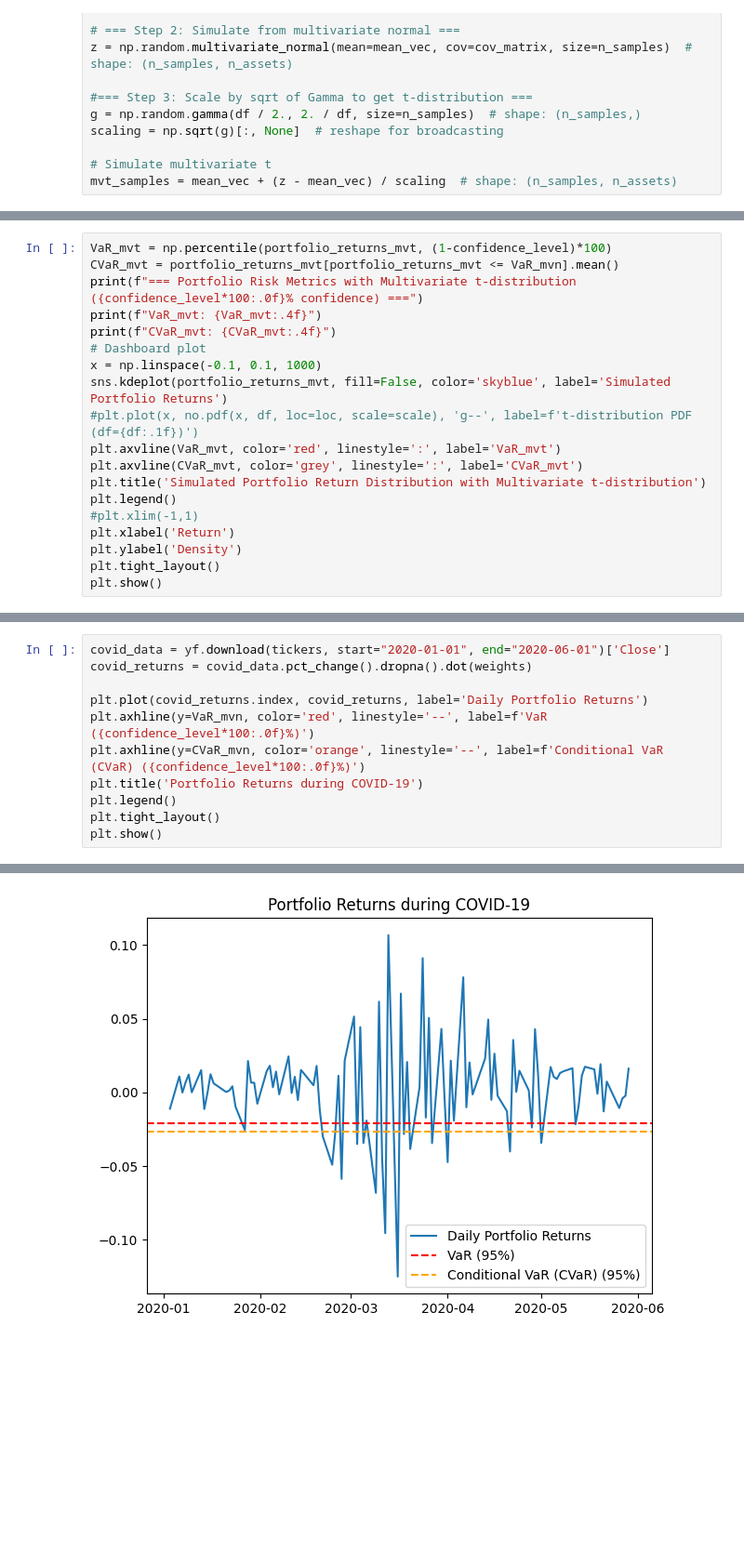
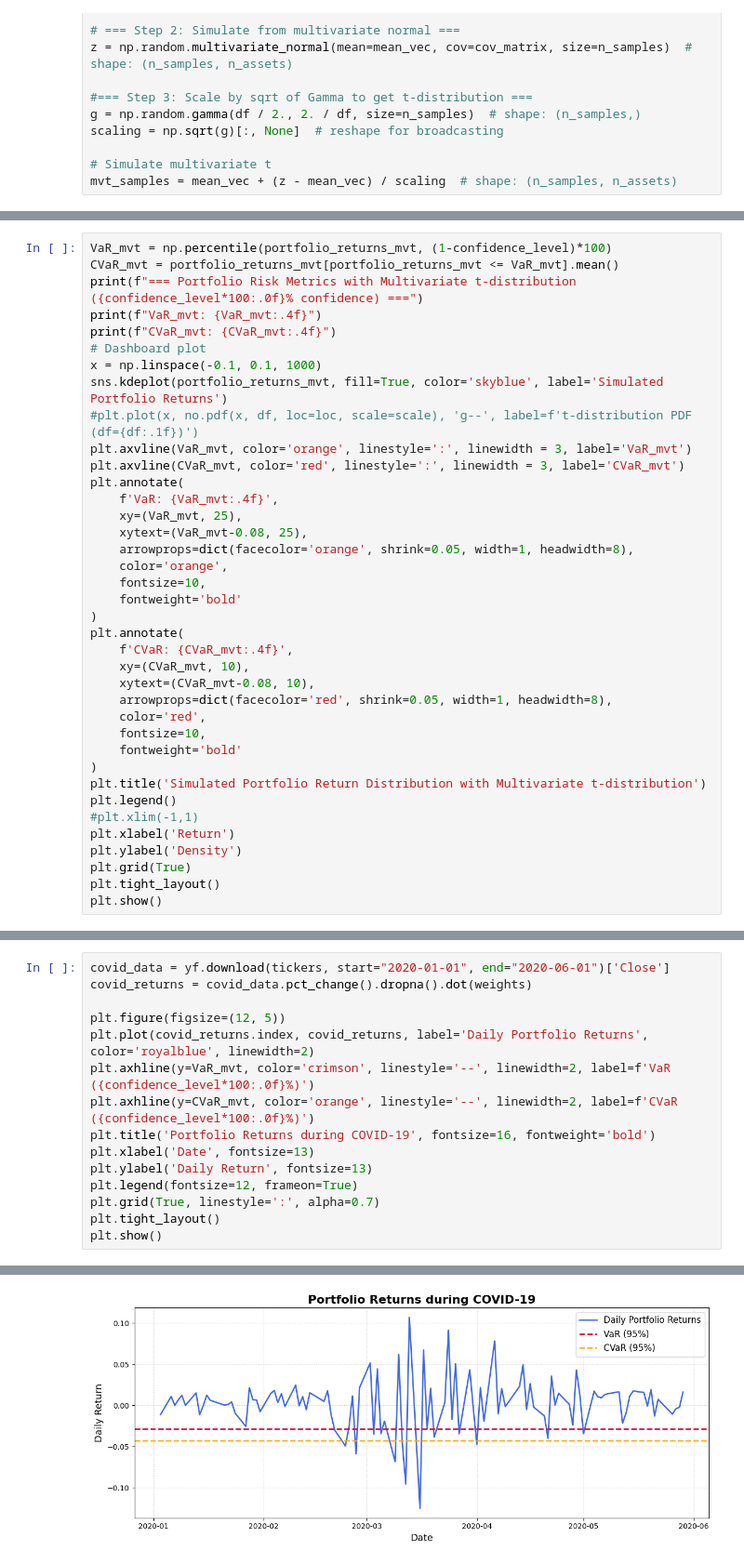
Before and after one commit to manipuppeteer/Finance-Projects, a Jupyter notebook: VaR & CVaR modelling/VaR_daily.ipynb, the cells around one changed output, grey strips where cells are left out. Shown at 93% size. Drawn from its saved outputs; the diff is of its cells as text; blank space fills up the shorter version.

```diff
--- a/VaR & CVaR modelling/VaR_daily.ipynb
+++ b/VaR & CVaR modelling/VaR_daily.ipynb
@@ -353,20 +355,39 @@ plt.show()
 # %%
 VaR_mvt = np.percentile(portfolio_returns_mvt, (1-confidence_level)*100)
-CVaR_mvt = portfolio_returns_mvt[portfolio_returns_mvt <= VaR_mvn].mean()
+CVaR_mvt = portfolio_returns_mvt[portfolio_returns_mvt <= VaR_mvt].mean()
 print(f"=== Portfolio Risk Metrics with Multivariate t-distribution ({confidence_level*100:.0f}% confidence) ===")
 print(f"VaR_mvt: {VaR_mvt:.4f}")
 print(f"CVaR_mvt: {CVaR_mvt:.4f}")
 # Dashboard plot
 x = np.linspace(-0.1, 0.1, 1000)
-sns.kdeplot(portfolio_returns_mvt, fill=False, color='skyblue', label='Simulated Portfolio Returns')
+sns.kdeplot(portfolio_returns_mvt, fill=True, color='skyblue', label='Simulated Portfolio Returns')
 #plt.plot(x, no.pdf(x, df, loc=loc, scale=scale), 'g--', label=f't-distribution PDF (df={df:.1f})')
-plt.axvline(VaR_mvt, color='red', linestyle=':', label='VaR_mvt')
-plt.axvline(CVaR_mvt, color='grey', linestyle=':', label='CVaR_mvt')
+plt.axvline(VaR_mvt, color='orange', linestyle=':', linewidth = 3, label='VaR_mvt')
+plt.axvline(CVaR_mvt, color='red', linestyle=':', linewidth = 3, label='CVaR_mvt')
+plt.annotate(
+    f'VaR: {VaR_mvt:.4f}',
+    xy=(VaR_mvt, 25),
+    xytext=(VaR_mvt-0.08, 25),
+    arrowprops=dict(facecolor='orange', shrink=0.05, width=1, headwidth=8),
+    color='orange',
+    fontsize=10,
+    fontweight='bold'
+)
+plt.annotate(
+    f'CVaR: {CVaR_mvt:.4f}',
+    xy=(CVaR_mvt, 10),
+    xytext=(CVaR_mvt-0.08, 10),
+    arrowprops=dict(facecolor='red', shrink=0.05, width=1, headwidth=8),
+    color='red',
+    fontsize=10,
+    fontweight='bold'
+)
 plt.title('Simulated Portfolio Return Distribution with Multivariate t-distribution')
 plt.legend()
 #plt.xlim(-1,1)
 plt.xlabel('Return')
 plt.ylabel('Density')
+plt.grid(True)
 plt.tight_layout()
 plt.show()
 # %% [output]
@@ -378,11 +401,15 @@ CVaR_mvt: -0.0362
 covid_data = yf.download(tickers, start="2020-01-01", end="2020-06-01")['Close']
 covid_returns = covid_data.pct_change().dropna().dot(weights)
 
-plt.plot(covid_returns.index, covid_returns, label='Daily Portfolio Returns')
-plt.axhline(y=VaR_mvn, color='red', linestyle='--', label=f'VaR ({confidence_level*100:.0f}%)')
-plt.axhline(y=CVaR_mvn, color='orange', linestyle='--', label=f'Conditional VaR (CVaR) ({confidence_level*100:.0f}%)')
-plt.title('Portfolio Returns during COVID-19')
-plt.legend()
+plt.figure(figsize=(12, 5))
+plt.plot(covid_returns.index, covid_returns, label='Daily Portfolio Returns', color='royalblue', linewidth=2)
+plt.axhline(y=VaR_mvt, color='crimson', linestyle='--', linewidth=2, label=f'VaR ({confidence_level*100:.0f}%)')
+plt.axhline(y=CVaR_mvt, color='orange', linestyle='--', linewidth=2, label=f'CVaR ({confidence_level*100:.0f}%)')
+plt.title('Portfolio Returns during COVID-19', fontsize=16, fontweight='bold')
+plt.xlabel('Date', fontsize=13)
+plt.ylabel('Daily Return', fontsize=13)
+plt.legend(fontsize=12, frameon=True)
+plt.grid(True, linestyle=':', alpha=0.7)
 plt.tight_layout()
 plt.show()
 # %% [output]
@@ -391 +417 @@ YF.download() has changed argument auto_adjust default to True
-[figure, old version]
+[figure, new version]
```
Also changed, not shown: parts of 17 cells of this notebook.
